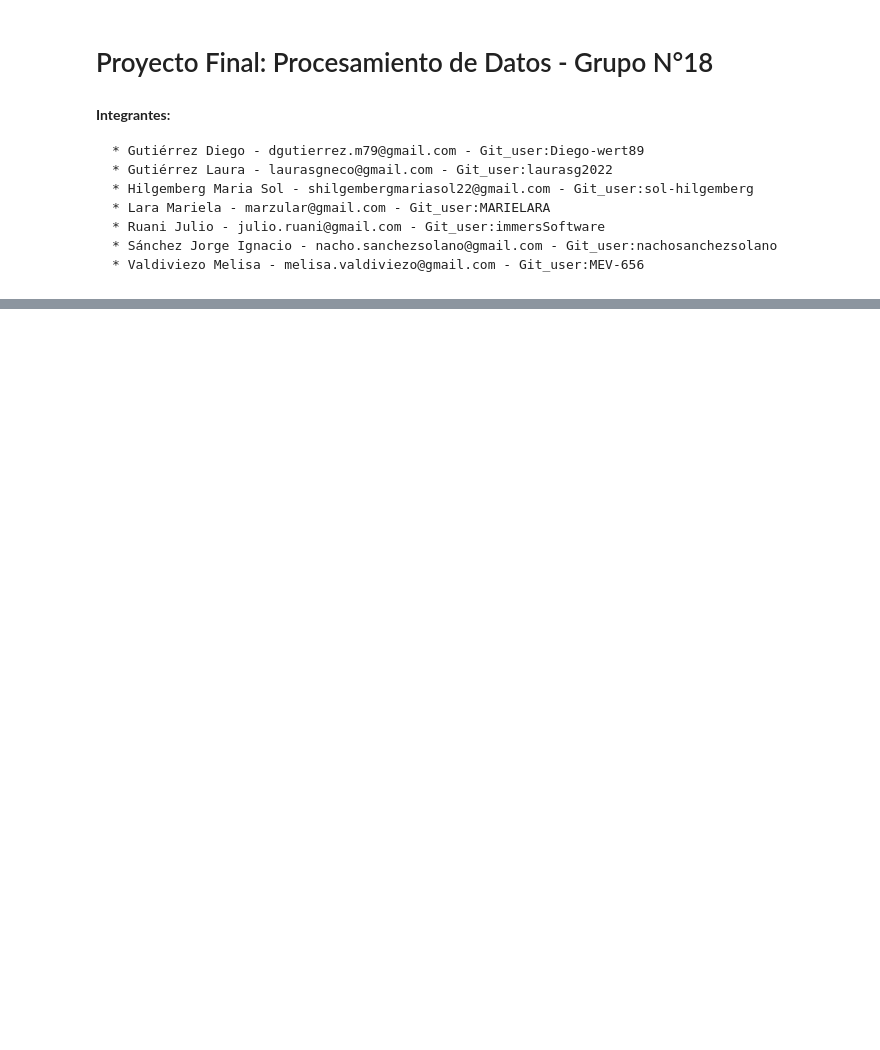
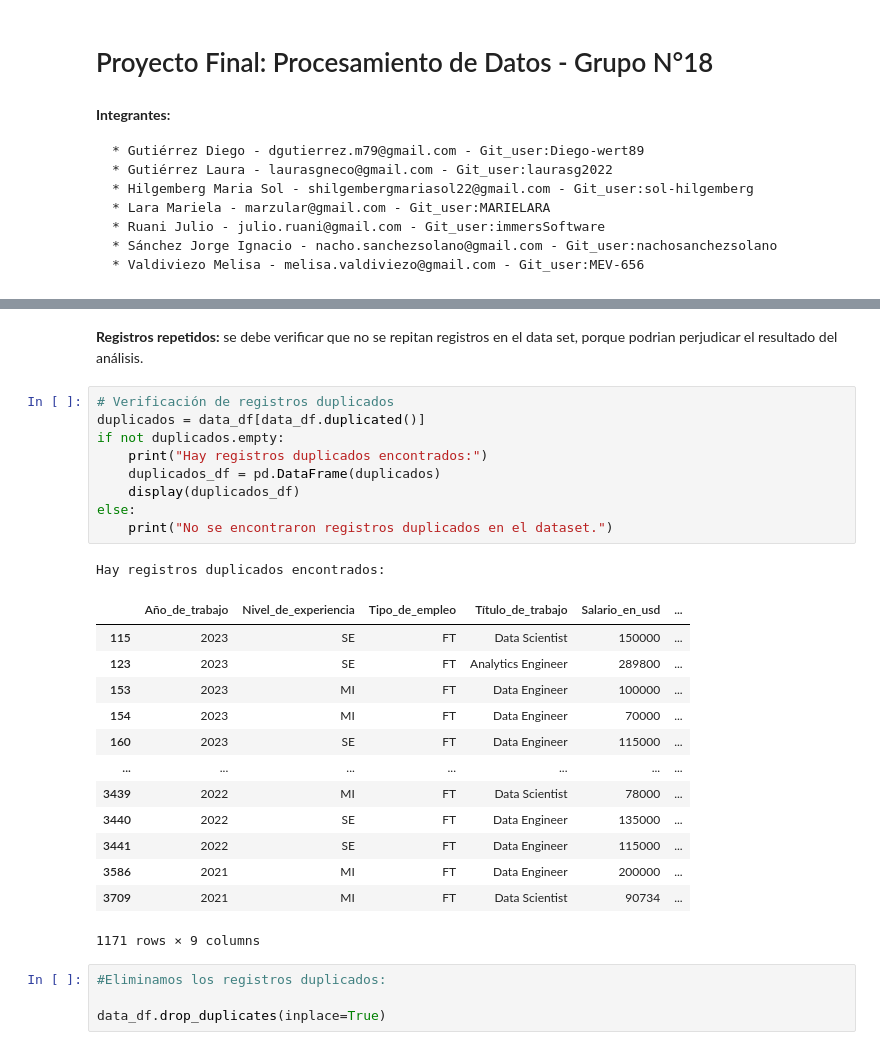
Before and after one commit to Diego-wert89/GrupoN18-PD, a Jupyter notebook: Notebook_code/Proyecto_final_grupo_n18.ipynb, the cells around one changed output, grey strips where cells are left out. Saved outputs shown, nothing was run; the diff lists cells and outputs as text; blank space fills up the shorter version.

```diff
--- a/Notebook_code/Proyecto_final_grupo_n18.ipynb
+++ b/Notebook_code/Proyecto_final_grupo_n18.ipynb
@@ -37,0 +179,30 @@ data_df.head(10)
+# %% [markdown]
+**Registros repetidos:** se debe verificar que no se repitan registros en el data set, porque podrian perjudicar el resultado del análisis.
+# %%
+# Verificación de registros duplicados
+duplicados = data_df[data_df.duplicated()]
+if not duplicados.empty:
+    print("Hay registros duplicados encontrados:")
+    duplicados_df = pd.DataFrame(duplicados)
+    display(duplicados_df)
+else:
+    print("No se encontraron registros duplicados en el dataset.")
+# %% [output]
+Hay registros duplicados encontrados:
+|  | Año_de_trabajo | Nivel_de_experiencia | Tipo_de_empleo | Título_de_trabajo | Salario_en_usd | ... |
+| 115 | 2023 | SE | FT | Data Scientist | 150000 | ... |
+| 123 | 2023 | SE | FT | Analytics Engineer | 289800 | ... |
+| 153 | 2023 | MI | FT | Data Engineer | 100000 | ... |
+| 154 | 2023 | MI | FT | Data Engineer | 70000 | ... |
+| 160 | 2023 | SE | FT | Data Engineer | 115000 | ... |
+| ... | ... | ... | ... | ... | ... | ... |
+| 3439 | 2022 | MI | FT | Data Scientist | 78000 | ... |
+| 3440 | 2022 | SE | FT | Data Engineer | 135000 | ... |
+| 3441 | 2022 | SE | FT | Data Engineer | 115000 | ... |
+| 3586 | 2021 | MI | FT | Data Engineer | 200000 | ... |
+| 3709 | 2021 | MI | FT | Data Scientist | 90734 | ... |
+1171 rows × 9 columns
+# %%
+#Eliminamos los registros duplicados:
+
+data_df.drop_duplicates(inplace=True)
```
Also changed, not shown: parts of 16 cells of this notebook.
